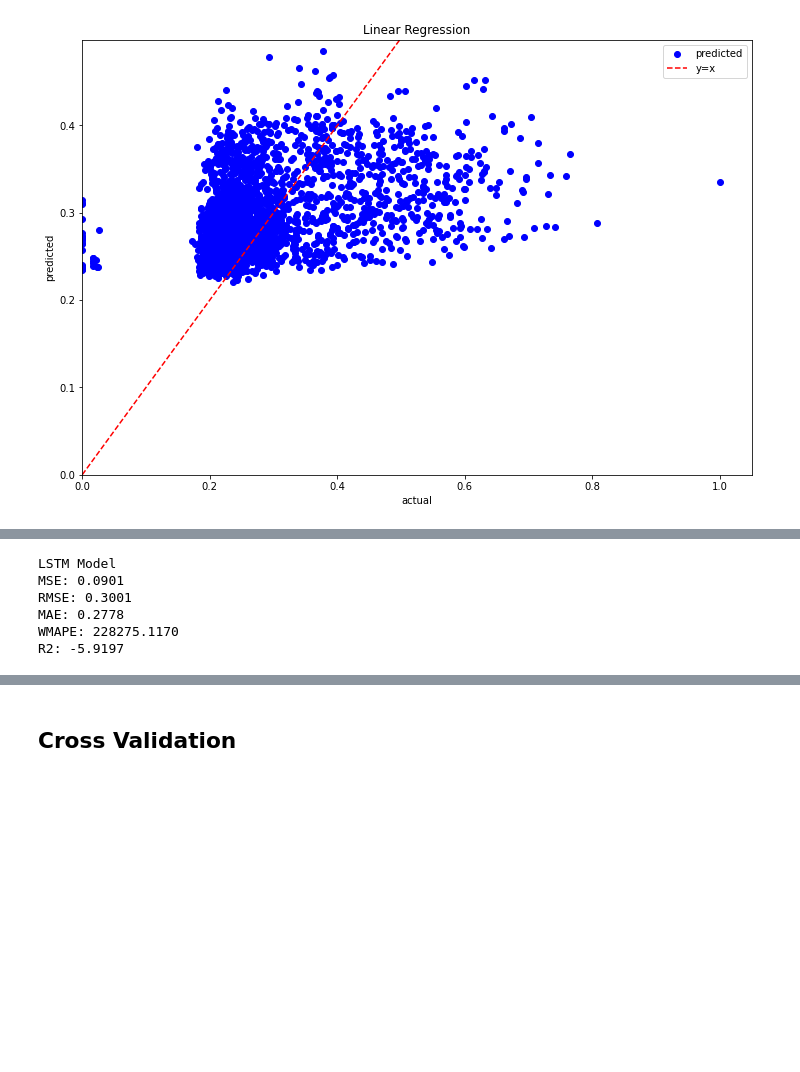
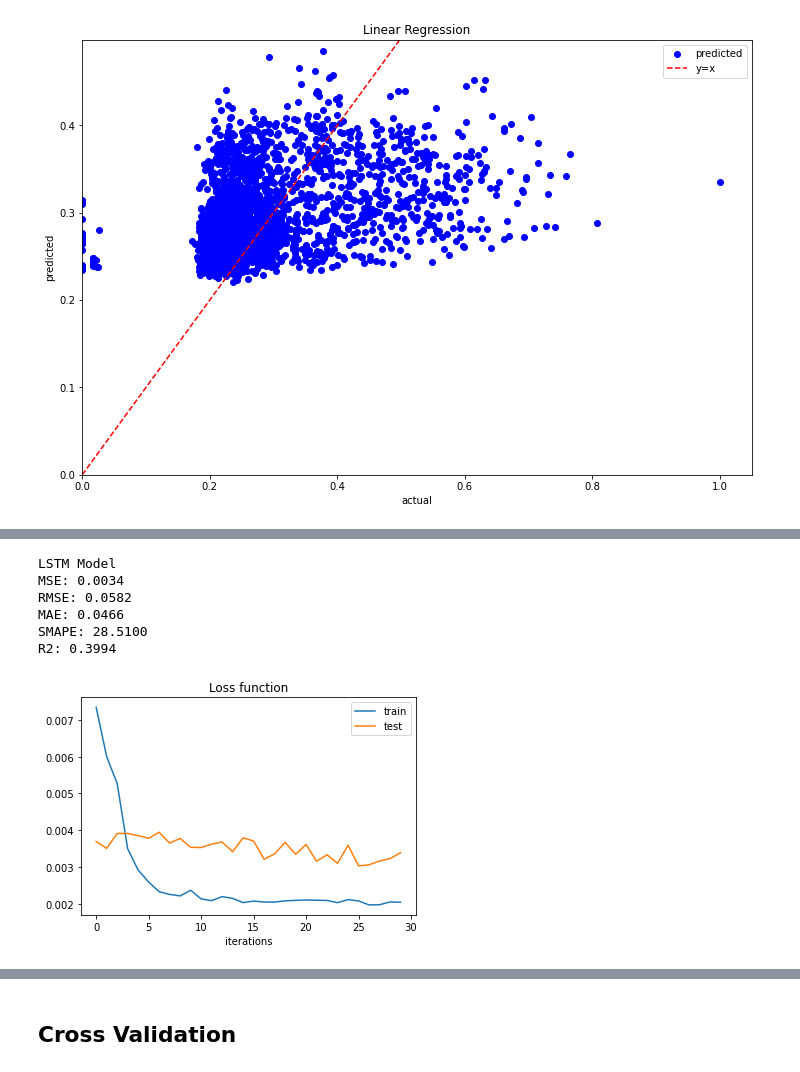
Before and after one commit to franciscomonteiro85/faa-energy-prediction, a Jupyter notebook: Energy Prediction.ipynb, the cells around one changed output, grey strips where cells are left out. Drawn from its saved outputs; the diff is of its cells as text; code cells hidden in the pictures; blank space fills up the shorter version.

Commit message:
Fixed LSTM data preparation

```diff
--- a/Energy Prediction.ipynb
+++ b/Energy Prediction.ipynb
@@ -480,13 +558,22 @@ plot_results(preds_lstm, y_test_lstm, 'LSTM')
 # %%
 print("LSTM Model")
-performance_metrics(preds_lstm, y_test_lstm.values.reshape(-1))
+lstm_mse, lstm_rmse, lstm_mae, lstm_smape, lstm_r2 = performance_metrics(preds_lstm, y_test_lstm.reshape(-1))
 # %% [output]
 LSTM Model
-MSE: 0.0901
-RMSE: 0.3001
-MAE: 0.2778
-WMAPE: 228275.1170
-R2: -5.9197
+MSE: 0.0034
+RMSE: 0.0582
+MAE: 0.0466
+SMAPE: 28.5100
+R2: 0.3994
+# %%
+plt.plot(history.history['loss'])
+plt.plot(history.history['val_loss'])
+plt.title('Loss function')
+plt.legend(['train', 'test'])
+plt.xlabel('iterations')
+plt.show()
+# %% [output]
+[figure, added]
 # %%
 plt.figure(figsize=(12, 8))
 
```
Also changed, not shown: parts of 27 cells of this notebook.
